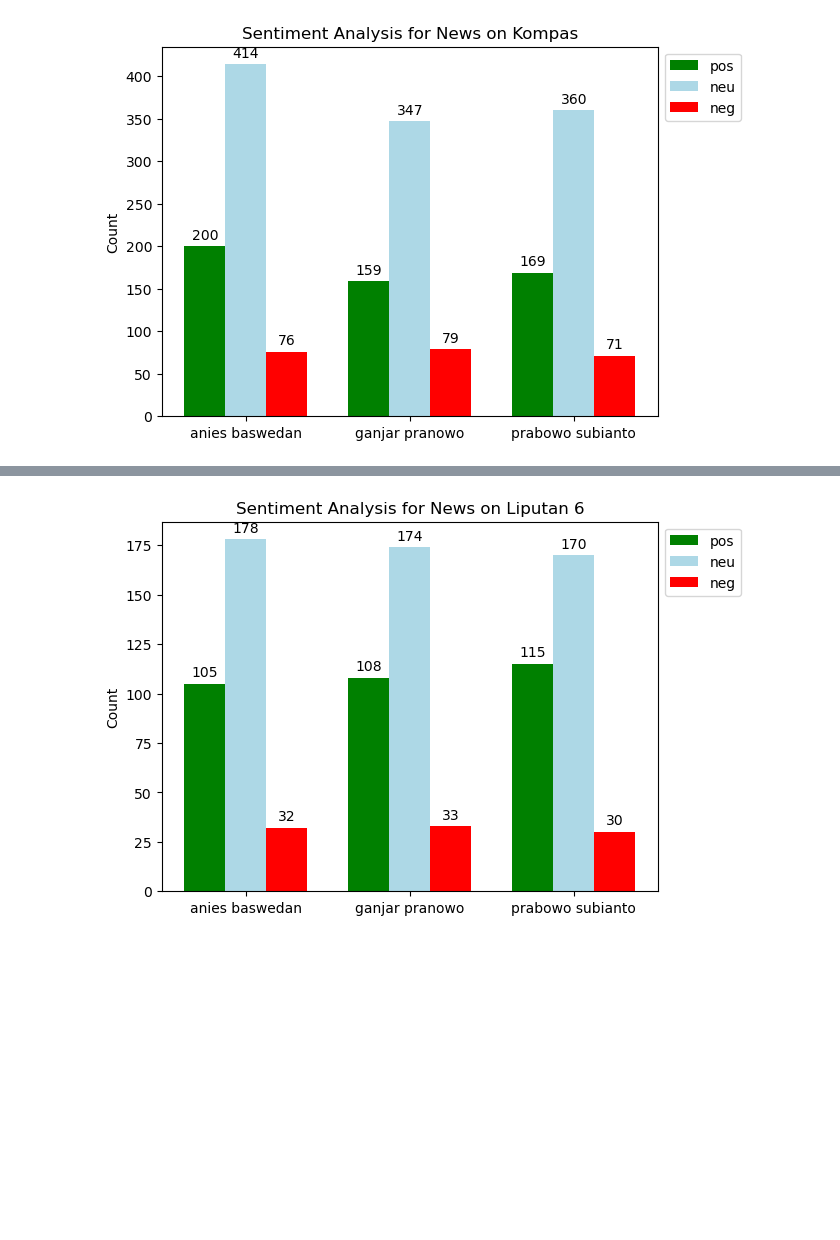
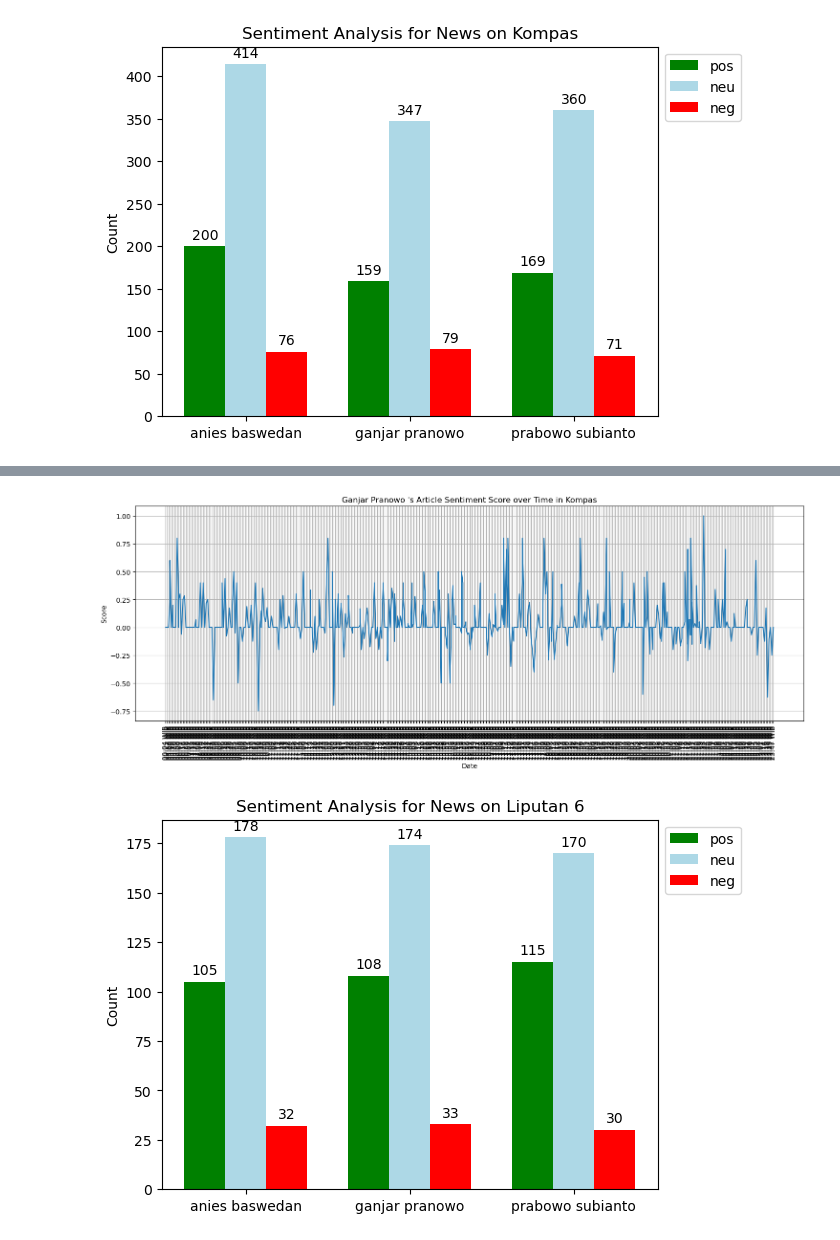
Before and after one commit to harmonicnauts/Pemilu_2024, a Jupyter notebook: pilpres_2024_3sources.ipynb, the cells around one changed output, grey strips where cells are left out. Cells and saved outputs as stored; diff of their text form; code cells hidden in the pictures; blank space fills up the shorter version.

```diff
--- a/pilpres_2024_3sources.ipynb
+++ b/pilpres_2024_3sources.ipynb
@@ -651,3 +659,7 @@ data_visualization(df_all_kompas, 'Kompas')
+# %%
+plot_linegraph(df_ganjar_kompas, 'Ganjar Pranowo', 'Kompas')
+# %% [output]
+[figure, added]
 # %%
 df_all_liputan = pd.concat([df_anies_liputan, df_prabowo_liputan, df_ganjar_liputan]).reset_index(drop=True)
 # %%
```
Also changed, not shown: parts of 8 cells of this notebook.
